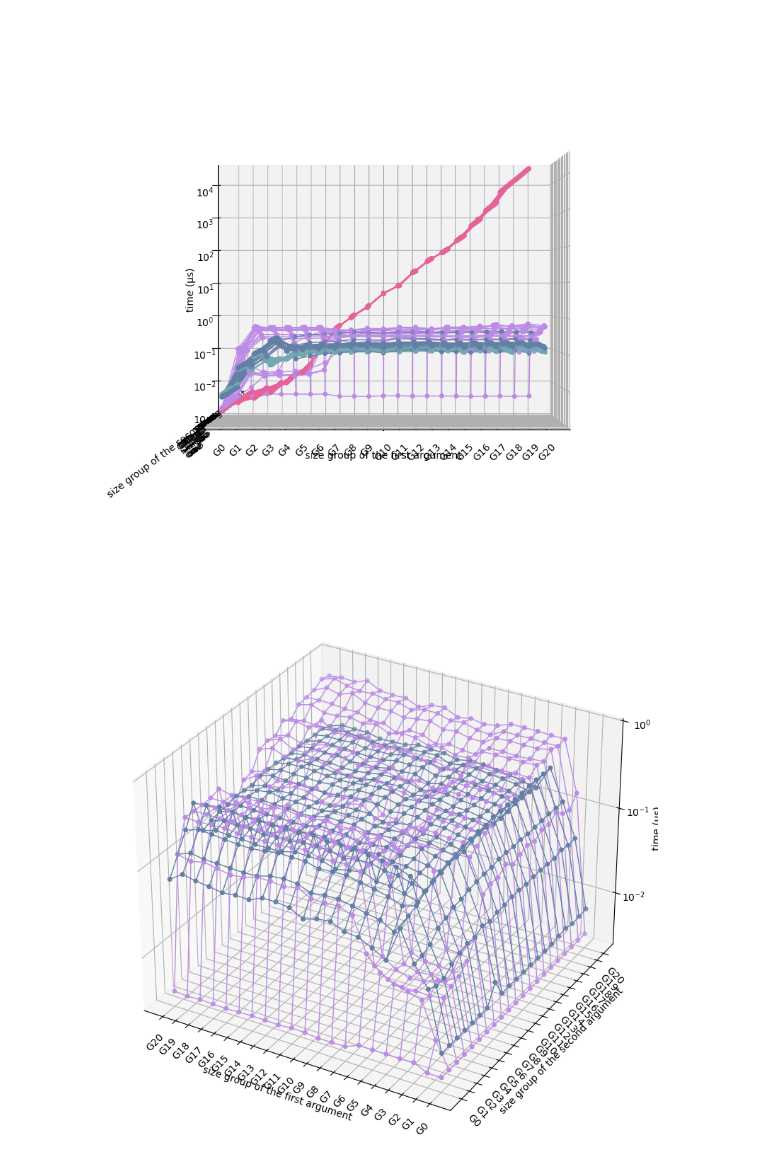
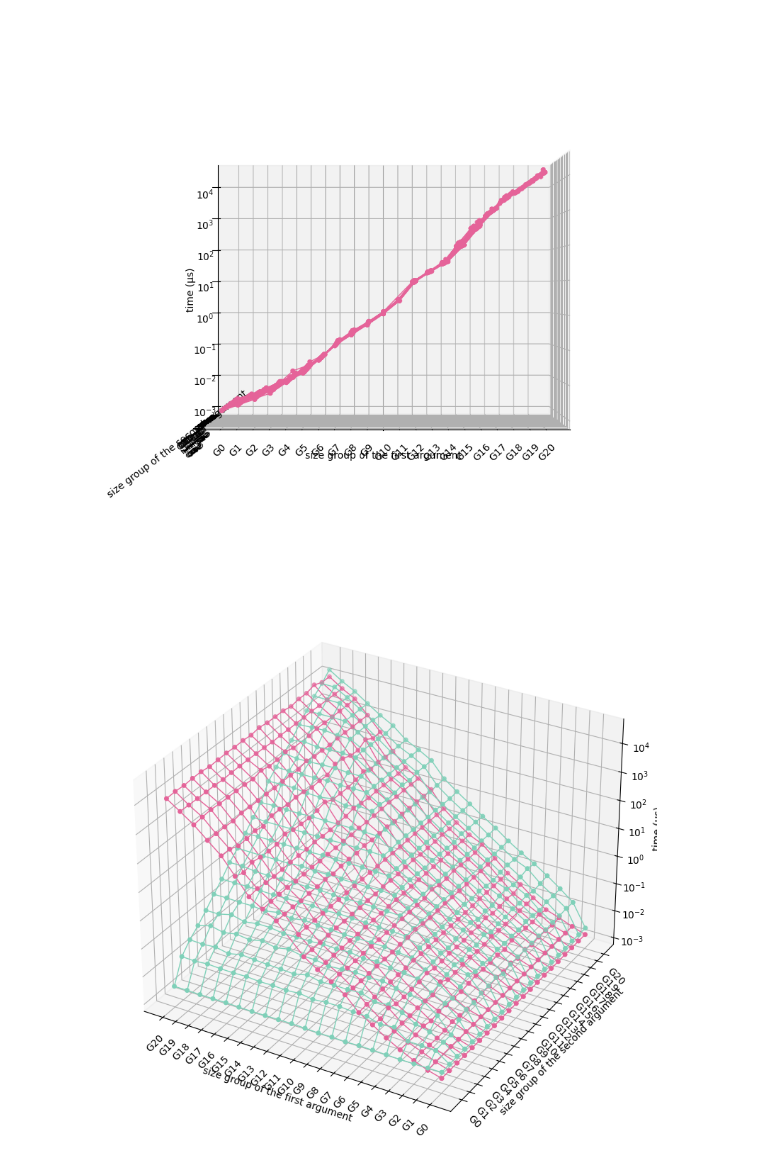
Before and after one commit to JulesViennotFranca/VerifiedCatenableDeque, a Jupyter notebook: bench/graphics.ipynb, the cells around one changed output. Cells and saved outputs as stored; diff of their text form; code cells hidden in the pictures.

```diff
--- a/bench/graphics.ipynb
+++ b/bench/graphics.ipynb
@@ -144,13 +148,15 @@ plot_time_data_2D(data, [list, sek, deque, cadeque], scale='log')
 # %%
 # Graph for concat
 
 file = "./tmp/concat.csv"
 data = pd.read_csv(file)
 
 view = {"elev" : 0, "azim" : 90, "roll" : 0}
-plot_time_data_3D(data, [list, sek, steque, cadeque], view)
+# plot_time_data_3D(data, [list, sek, steque, cadeque], view)
 
-plot_time_data_3D(data, [sek, cadeque])
+# plot_time_data_3D(data, [sek, cadeque])
+plot_time_data_3D(data, [list], view)
+plot_time_data_3D(data, [list, deque])
 # %% [output]
-[figure, old version]
+[figure, new version]
-[figure, old version]
+[figure, new version]
```
Also changed, not shown: parts of 5 cells of this notebook, 4 other files.
